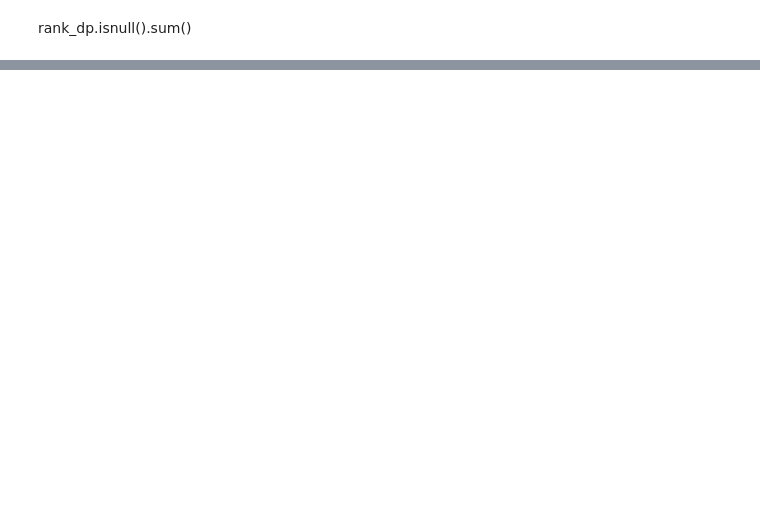
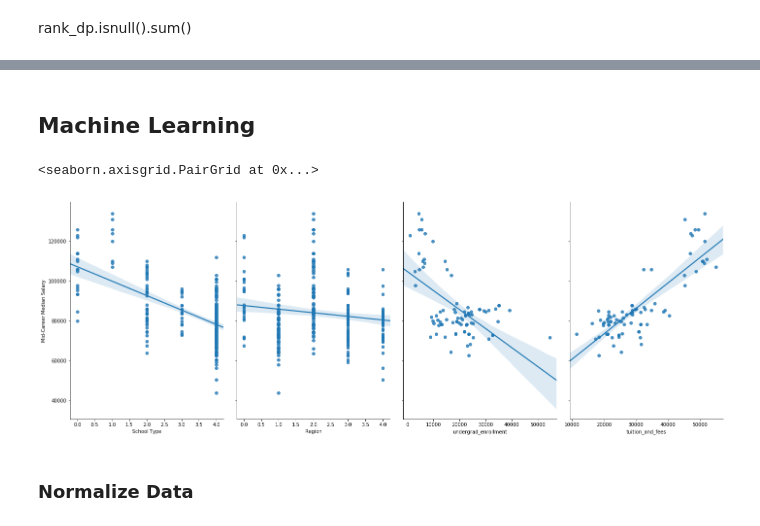
Before and after one commit to demi-tu/Where-it-Pays-to-Attend-College, a Jupyter notebook: analysis-zk.ipynb, the cells around one changed output, grey strips where cells are left out. Saved outputs shown, nothing was run; the diff lists cells and outputs as text; code cells hidden in the pictures; blank space fills up the shorter version.

```diff
--- a/analysis-zk.ipynb
+++ b/analysis-zk.ipynb
@@ -286,0 +357,9 @@ sns.heatmap(all_info.corr()**2, cmap="YlGnBu")
+# %% [markdown]
+## Machine Learning
+# %%
+sns.pairplot(all_info, x_vars=['School Type', 'Region', 'undergrad_enrollment', 'tuition_and_fees'], y_vars='Mid-Career Median Salary', size=7, aspect=0.7, kind='reg')
+# %% [output]
+<seaborn.axisgrid.PairGrid at 0x...>
+[figure, added]
+# %% [markdown]
+### Normalize Data
```
Also changed, not shown: parts of 20 cells of this notebook.
